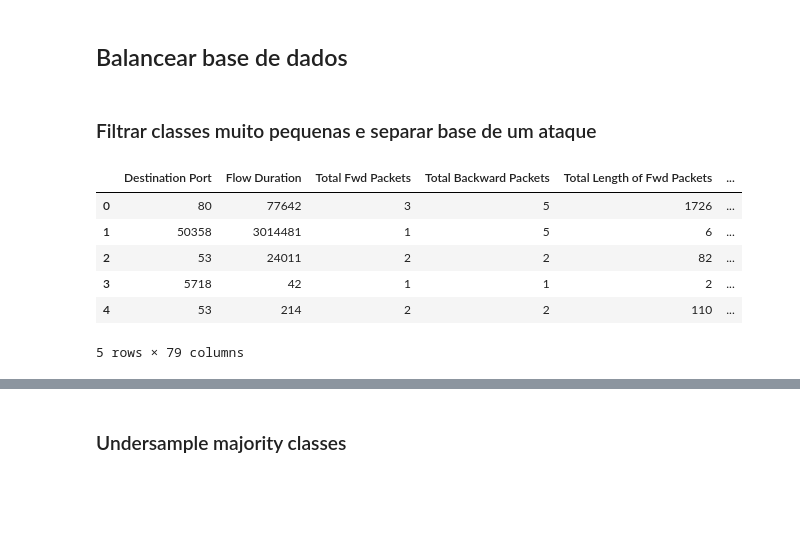
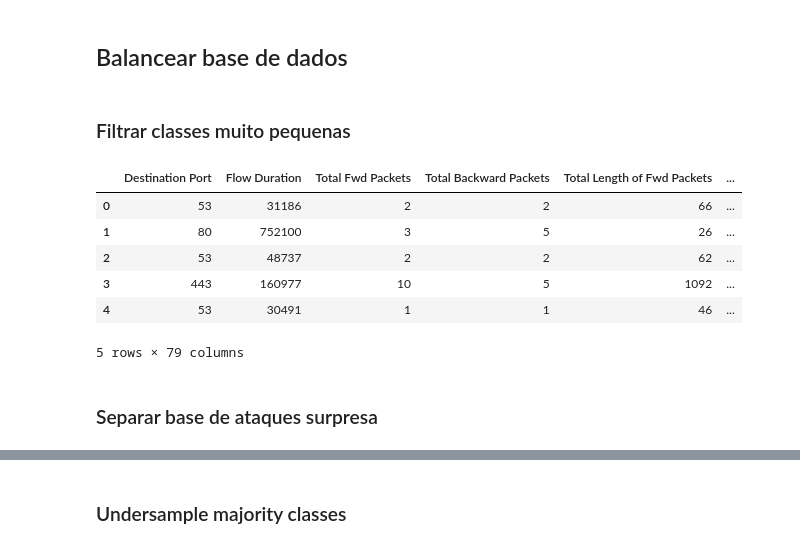
Before and after one commit to andresrocha03/machine_learning, a Jupyter notebook: reinforcement_learning/tabular_data/pre_processing/Pre_processing.ipynb, the cells around one changed output, grey strips where cells are left out. Drawn from its saved outputs; the diff is of its cells as text; code cells hidden in the pictures; blank space fills up the shorter version.

```diff
--- a/reinforcement_learning/tabular_data/pre_processing/Pre_processing.ipynb
+++ b/reinforcement_learning/tabular_data/pre_processing/Pre_processing.ipynb
@@ -102,18 +104,19 @@ memory usage: 1.7+ GB
 # %% [markdown]
 ## Balancear base de dados
 # %% [markdown]
-### Filtrar classes muito pequenas e separar base de um ataque
+### Filtrar classes muito pequenas
 # %%
-# remove classes with less than 1500 instances
-surprise_attacks = df.groupby('Label').filter(lambda x : len(x)<5000)
-df = df.groupby('Label').filter(lambda x : len(x)>=5000)
+# remove classes with less than 5000 instances
+df_balanced = df.groupby('Label').filter(lambda x : len(x)>=5000)
 # %%
-df.head()
+df_balanced.head()
 # %% [output]
 |  | Destination Port | Flow Duration | Total Fwd Packets | Total Backward Packets | Total Length of Fwd Packets | ... |
-| 0 | 80 | 77642 | 3 | 5 | 1726 | ... |
-| 1 | 50358 | 3014481 | 1 | 5 | 6 | ... |
-| 2 | 53 | 24011 | 2 | 2 | 82 | ... |
-| 3 | 5718 | 42 | 1 | 1 | 2 | ... |
-| 4 | 53 | 214 | 2 | 2 | 110 | ... |
+| 0 | 53 | 31186 | 2 | 2 | 66 | ... |
+| 1 | 80 | 752100 | 3 | 5 | 26 | ... |
+| 2 | 53 | 48737 | 2 | 2 | 62 | ... |
+| 3 | 443 | 160977 | 10 | 5 | 1092 | ... |
+| 4 | 53 | 30491 | 1 | 1 | 46 | ... |
 5 rows × 79 columns
+# %% [markdown]
+### Separar base de ataques surpresa
```
Also changed, not shown: parts of 27 cells of this notebook, 13 other files.
